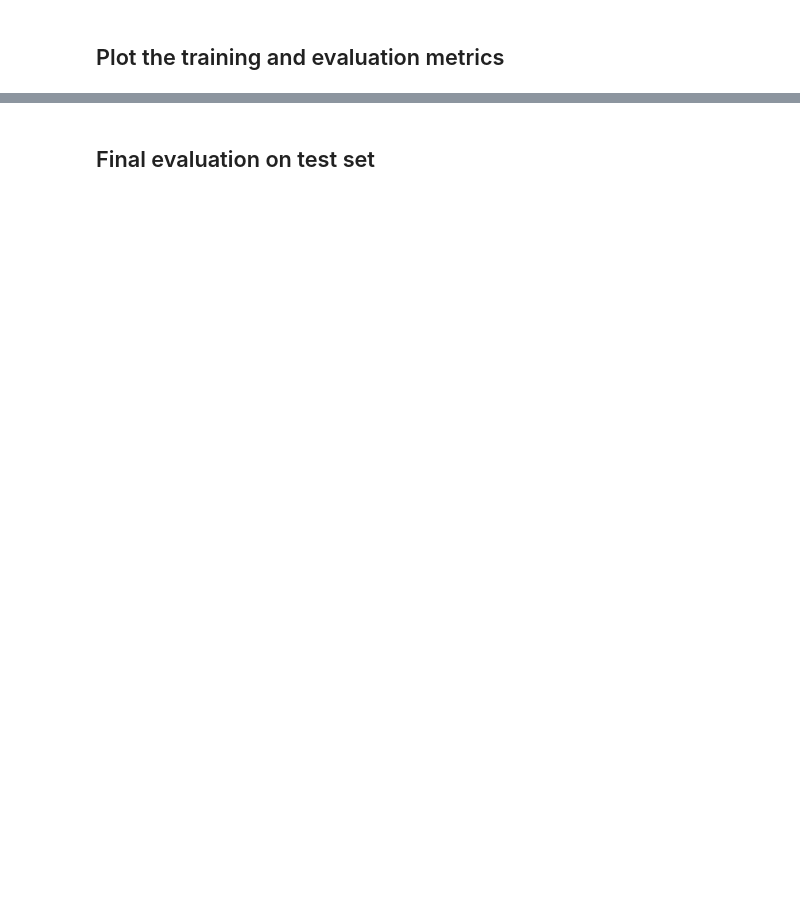
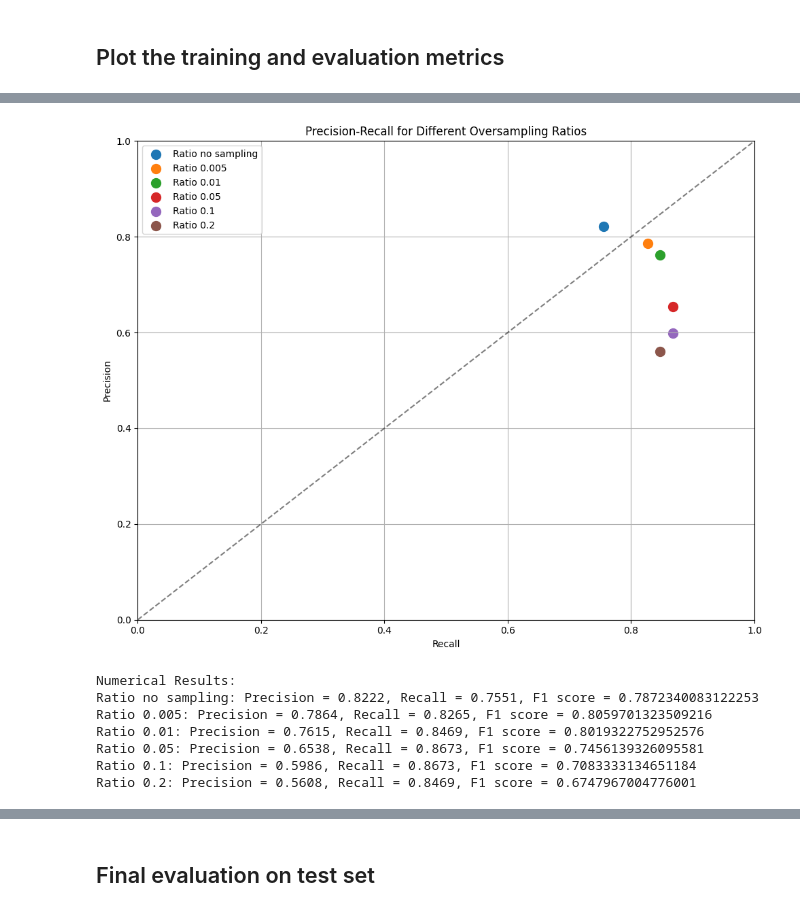
Before and after one commit to nganngants/fl-credit-card-fraud-detection, a Jupyter notebook: main.ipynb, the cells around one changed output, grey strips where cells are left out. Drawn from its saved outputs; the diff is of its cells as text; code cells hidden in the pictures; blank space fills up the shorter version.

```diff
--- a/main.ipynb
+++ b/main.ipynb
@@ -359,6 +328,8 @@ Name: count, dtype: int64
 # Federated Learning
 # %% [markdown]
 ## Define model
+# %%
+NUM_NEURON = 32
 # %%
 def create_keras_model():
     return tf.keras.models.Sequential([
@@ -544,0 +524,70 @@ plt.show()
+# %%
+ratios = [-1, 0.005, 0.01, 0.05, 0.1, 0.2]
+num_rounds = 10
+results = []  # To store results for each ratio
+
+# Create figure before the loop
+plt.figure(figsize=(10, 8))
+
+for ratio in ratios:
+    log = 'no sampling' if ratio < 0 else ratio
+    print(f"\nTraining with ratio: {log}")
+    os_client_datasets = [oversample(X, y, ratio) for X, y in scaled_client_datasets]
+    client_datasets = [convert_to_dataset(X, y) for X, y in os_client_datasets]
+
+    # Create a sample dataset for input specification
+    preprocessed_sample_dataset = client_datasets[0]
+
+    training_process = tff.learning.algorithms.build_weighted_fed_avg(
+        model_fn,
+        client_optimizer_fn=tff.learning.optimizers.build_adam(learning_rate=0.0001))
+
+    evaluation_process = tff.learning.algorithms.build_fed_eval(model_fn)
+
+    train_history, eval_history, train_state = train_and_evaluate(
+        training_process,
+        evaluation_process,
+        client_datasets,
+        test_datasets,
+        num_rounds
+    )
+
+    # Get final recall and precision from evaluation history
+    final_metrics = eval_history[-1]  # Get metrics from last round
+    recall = final_metrics['recall']
+    precision = final_metrics['precision']
+
+    # Plot point for this ratio
+    plt.scatter(recall, precision, label=f'Ratio {log}', s=100)
+
+    # Store results
+    results.append({
+        'ratio': log,
+        'recall': recall,
+        'precision': precision,
+        'f1_score': final_metrics['f1_score']
+    })
+
+# Customize the plot
+plt.xlabel('Recall')
+plt.ylabel('Precision')
+plt.title('Precision-Recall for Different Oversampling Ratios')
+plt.grid(True)
+plt.legend()
+
+# Set axis limits from 0 to 1
+plt.xlim(0, 1)
+plt.ylim(0, 1)
+
+# Add diagonal line for reference
+plt.plot([0, 1], [0, 1], 'k--', alpha=0.5)
+
+plt.tight_layout()
+plt.savefig('smote_ratios.png', bbox_inches='tight')
+plt.show()
+
+# Print numerical results
+print("\nNumerical Results:")
+for result in results:
+    print(f"Ratio {result['ratio']}: Precision = {result['precision']:.4f}, Recall = {result['recall']:.4f}, F1 score = {result['f1_score']}")
+# %% [output]
@@ -544,0 +611,8 @@ plt.show()
+[figure, added]
+Numerical Results:
+Ratio no sampling: Precision = 0.8222, Recall = 0.7551, F1 score = 0.7872340083122253
+Ratio 0.005: Precision = 0.7864, Recall = 0.8265, F1 score = 0.8059701323509216
+Ratio 0.01: Precision = 0.7615, Recall = 0.8469, F1 score = 0.8019322752952576
+Ratio 0.05: Precision = 0.6538, Recall = 0.8673, F1 score = 0.7456139326095581
+Ratio 0.1: Precision = 0.5986, Recall = 0.8673, F1 score = 0.7083333134651184
+Ratio 0.2: Precision = 0.5608, Recall = 0.8469, F1 score = 0.6747967004776001
```
Also changed, not shown: parts of 21 cells of this notebook.
